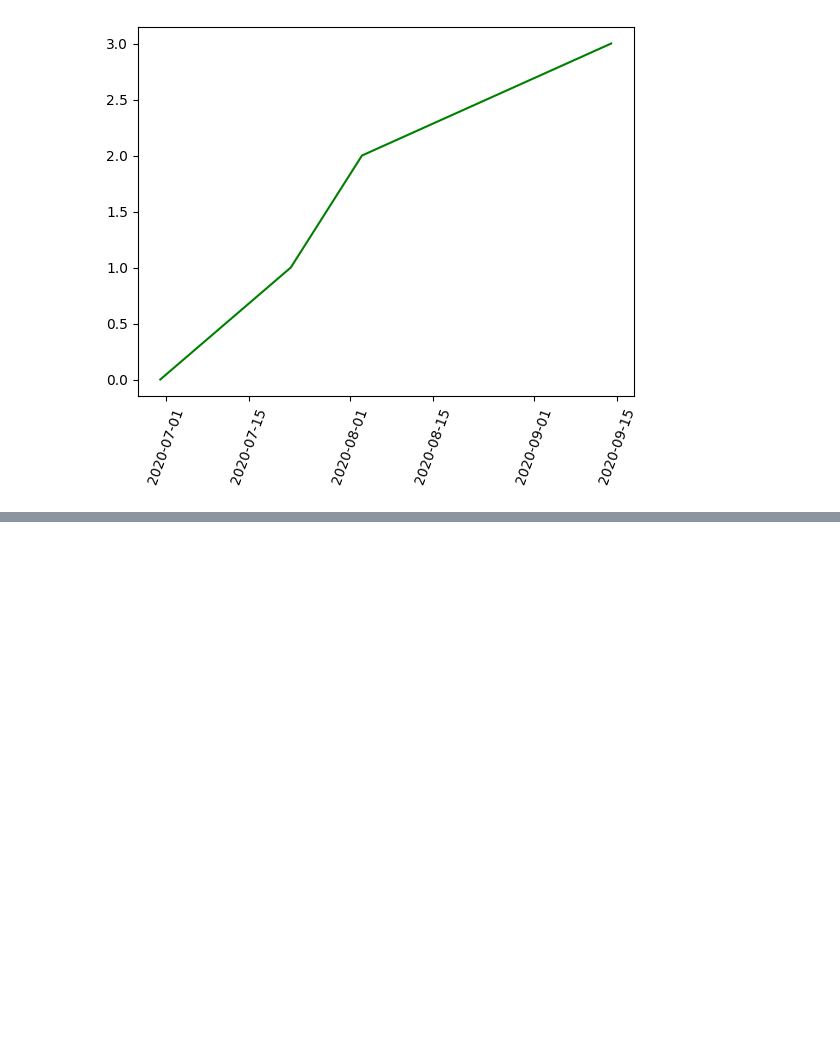
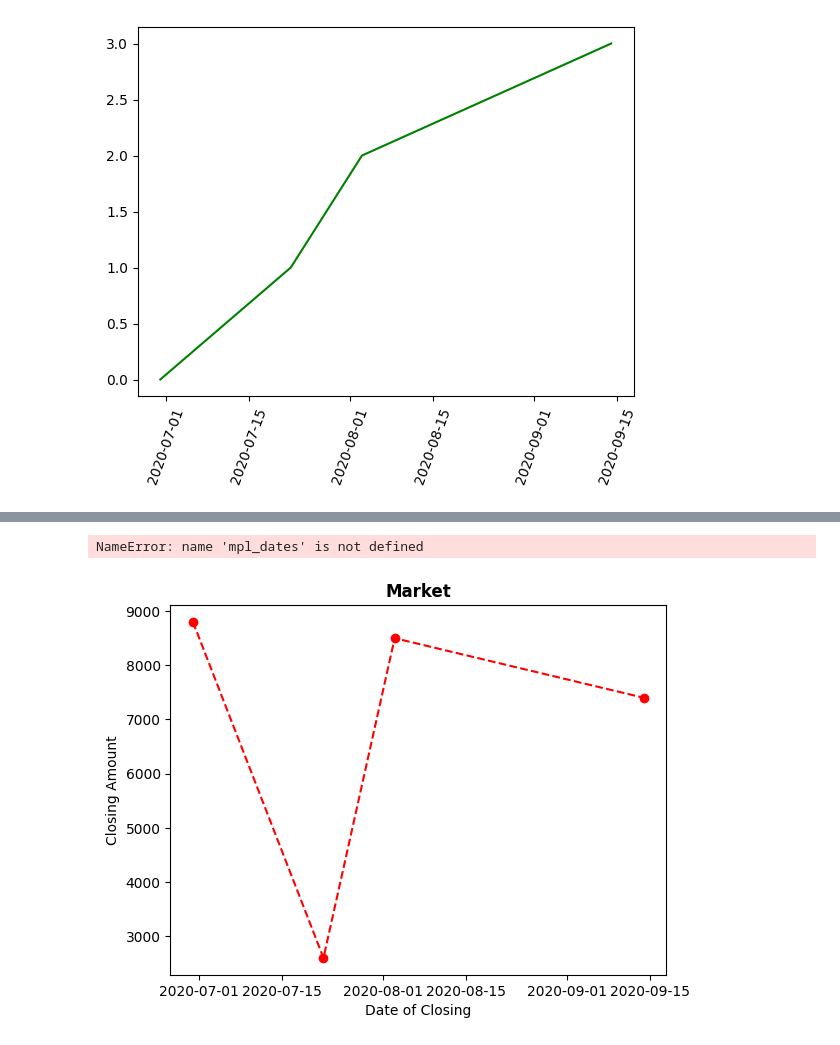
Before and after one commit to luanlimasoueu/analise-de-dados, a Jupyter notebook: plot/matplotlib/1_exemplo/1_3_exemplo.ipynb, the cells around one changed output, grey strips where cells are left out. Saved outputs shown, nothing was run; the diff lists cells and outputs as text; code cells hidden in the pictures; blank space fills up the shorter version.

```diff
--- a/plot/matplotlib/1_exemplo/1_3_exemplo.ipynb
+++ b/plot/matplotlib/1_exemplo/1_3_exemplo.ipynb
@@ -22,0 +71,36 @@ plt.show()
+# %%
+# importing libraries
+import pandas as pd
+import matplotlib.pyplot as plt
+from datetime import datetime
+
+# creating a dataframe
+data = pd.DataFrame({'Date': [datetime(2020, 6, 30),
+                              datetime(2020, 7, 22),
+                              datetime(2020, 8, 3),
+                              datetime(2020, 9, 14)],
+
+                     'Close': [8800, 2600, 8500, 7400]})
+
+# x-axis
+price_date = data['Date']
+
+# y-axis
+price_close = data['Close']
+
+plt.plot_date(price_date, price_close, linestyle='--', color='r')
+plt.title('Market', fontweight="bold")
+plt.xlabel('Date of Closing')
+plt.ylabel('Closing Amount')
+
+# Changing the format of the date using
+# dateformatter class
+format_date = mpl_dates.DateFormatter('%d-%m-%Y')
+
+# getting the accurate current axes using gca()
+plt.gca().xaxis.set_major_formatter(format_date)
+
+plt.show()
+# %% [output]
+NameError: name 'mpl_dates' is not defined
+[figure, added]
```
Also changed, not shown: parts of 2 cells of this notebook, 9 other files.
